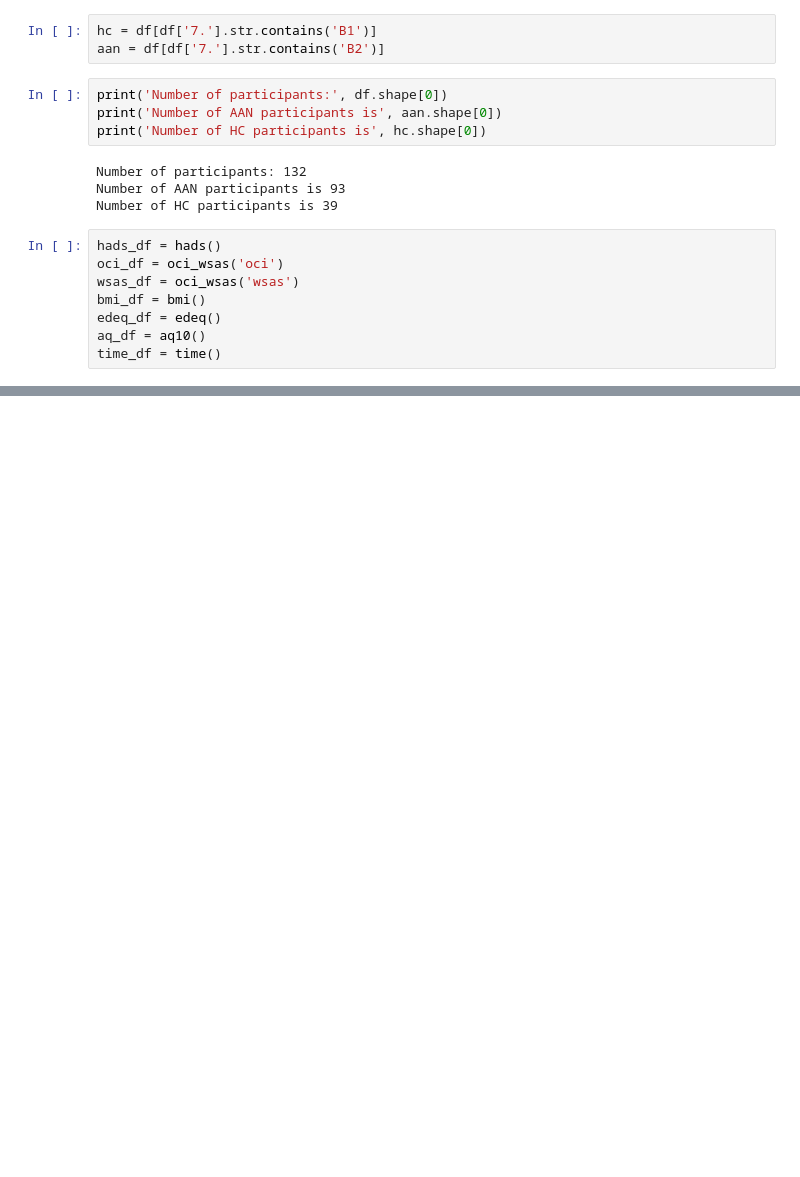
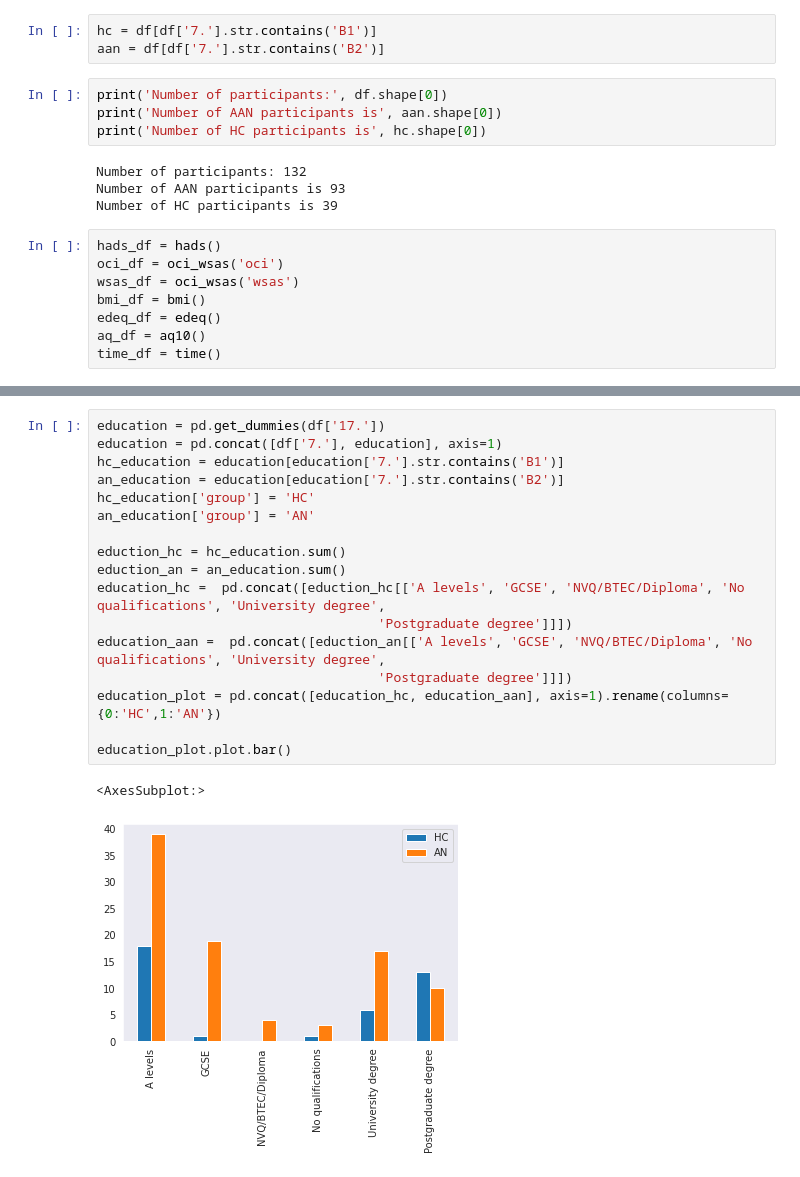
Before and after one commit to WMDA/BB_data, a Jupyter notebook: presentations/meeting.ipynb, the cells around one changed output, grey strips where cells are left out. Drawn from its saved outputs; the diff is of its cells as text; blank space fills up the shorter version.

```diff
--- a/presentations/meeting.ipynb
+++ b/presentations/meeting.ipynb
@@ -36,3 +44,23 @@ time_df = time()
+# %%
+education = pd.get_dummies(df['17.'])
+education = pd.concat([df['7.'], education], axis=1)
+hc_education = education[education['7.'].str.contains('B1')]
+an_education = education[education['7.'].str.contains('B2')]
+hc_education['group'] = 'HC'
+an_education['group'] = 'AN'
+
+eduction_hc = hc_education.sum()
+eduction_an = an_education.sum()
+education_hc =  pd.concat([eduction_hc[['A levels', 'GCSE', 'NVQ/BTEC/Diploma', 'No qualifications', 'University degree',
+                                    'Postgraduate degree']]])
+education_aan =  pd.concat([eduction_an[['A levels', 'GCSE', 'NVQ/BTEC/Diploma', 'No qualifications', 'University degree',
+                                    'Postgraduate degree']]])
+education_plot = pd.concat([education_hc, education_aan], axis=1).rename(columns={0:'HC',1:'AN'})
+
+education_plot.plot.bar()
+# %% [output]
+<AxesSubplot:>
+[figure, added]
 # %%
 fig,ax = plt.subplots(1,1, figsize=(8,8))
 sns.boxplot(x='group', y='years', data=time_df, linewidth=1, palette='Accent_r')
```
Also changed, not shown: parts of 14 cells of this notebook, 6 other files.
